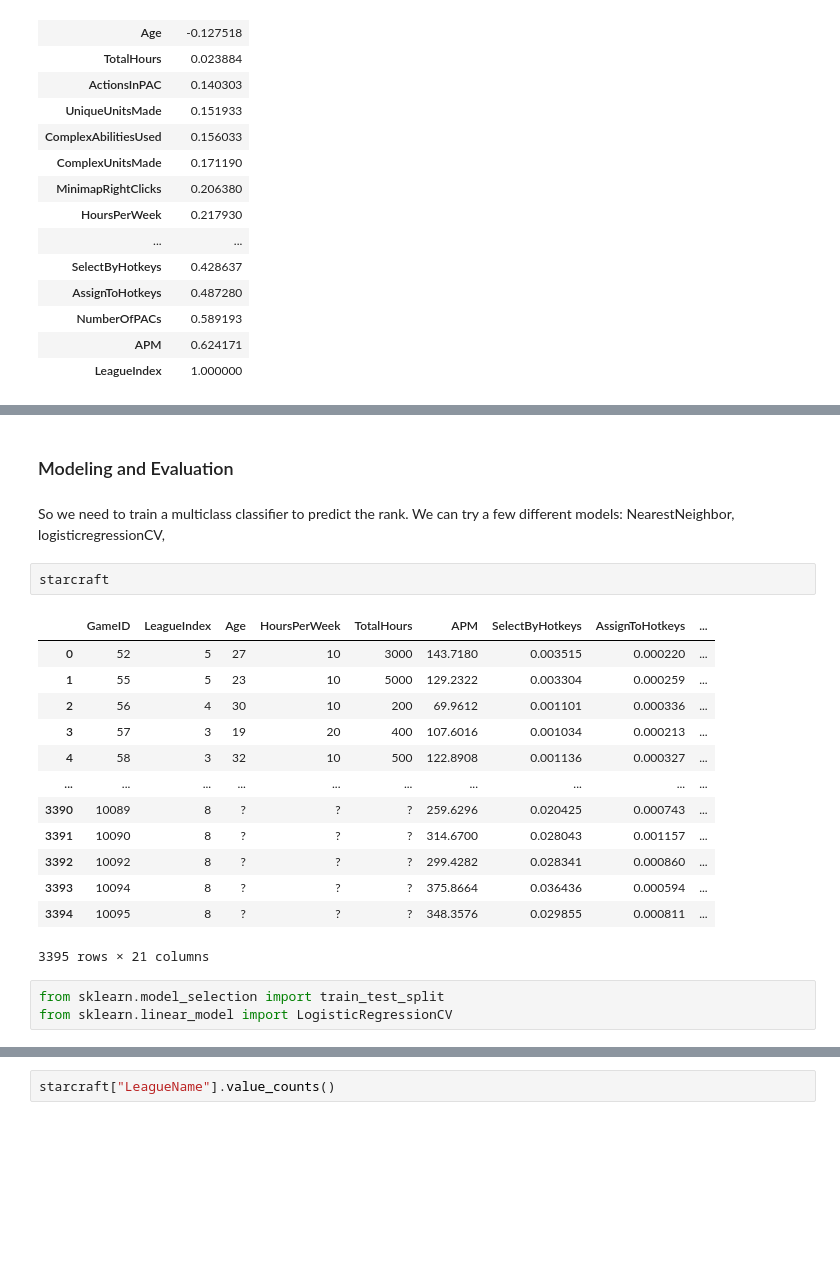
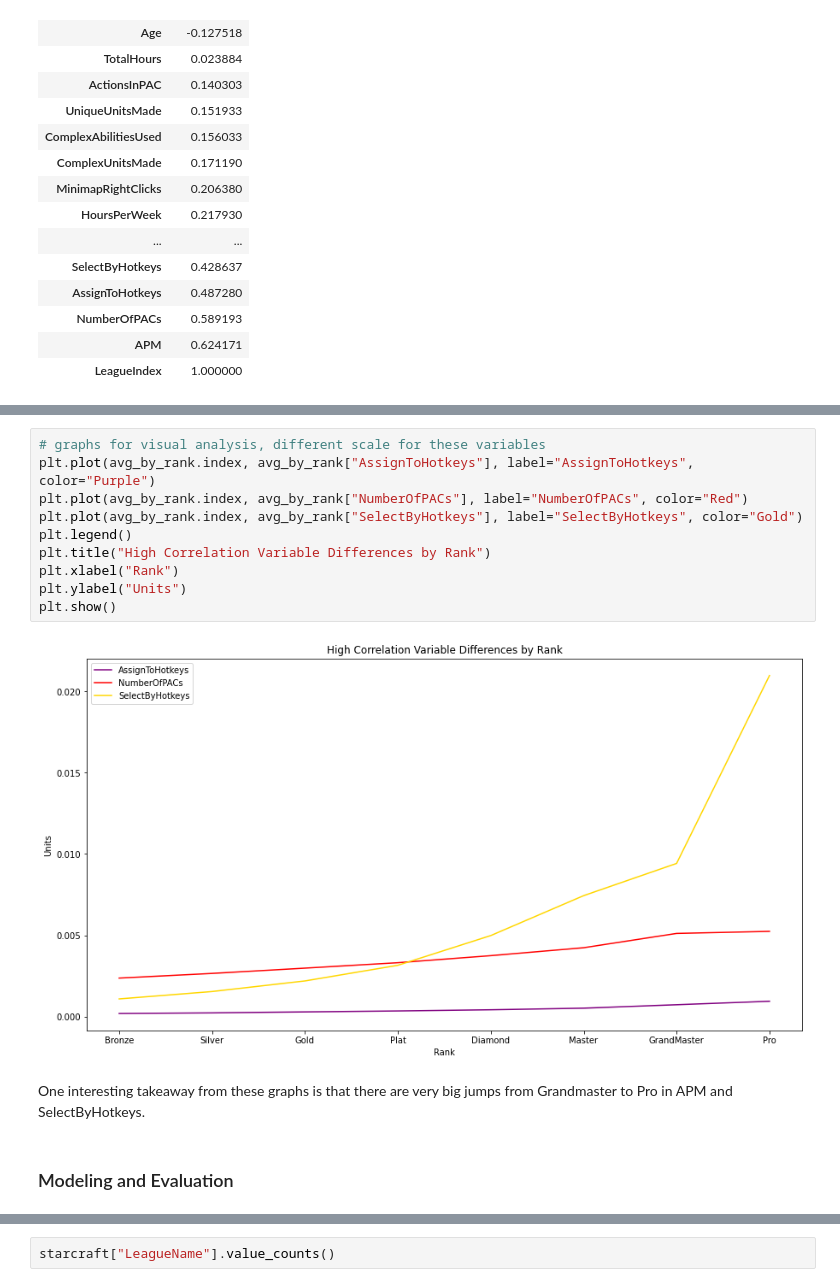
Before and after one commit to Kamen-R/Starcraft-Data-Assessment, a Jupyter notebook: Starcraft Data Analysis Notebook.ipynb, the cells around one changed output, grey strips where cells are left out. Saved outputs shown, nothing was run; the diff lists cells and outputs as text; blank space fills up the shorter version.

```diff
--- a/Starcraft Data Analysis Notebook.ipynb
+++ b/Starcraft Data Analysis Notebook.ipynb
@@ -231,23 +214,16 @@ combine all these plots into one figure with subplots before turning in
+# %%
+# graphs for visual analysis, different scale for these variables
+plt.plot(avg_by_rank.index, avg_by_rank["AssignToHotkeys"], label="AssignToHotkeys", color="Purple")
+plt.plot(avg_by_rank.index, avg_by_rank["NumberOfPACs"], label="NumberOfPACs", color="Red")
+plt.plot(avg_by_rank.index, avg_by_rank["SelectByHotkeys"], label="SelectByHotkeys", color="Gold")
+plt.legend()
+plt.title("High Correlation Variable Differences by Rank")
+plt.xlabel("Rank")
+plt.ylabel("Units")
+plt.show()
+# %% [output]
+[figure, added]
+# %% [markdown]
+One interesting takeaway from these graphs is that there are very big jumps from Grandmaster to Pro in APM and SelectByHotkeys.
 # %% [markdown]
 ### Modeling and Evaluation
-# %% [markdown]
-So we need to train a multiclass classifier to predict the rank. We can try a few different models: NearestNeighbor, logisticregressionCV,
-# %%
-starcraft
-# %% [output]
-|  | GameID | LeagueIndex | Age | HoursPerWeek | TotalHours | APM | SelectByHotkeys | AssignToHotkeys | ... |
-| 0 | 52 | 5 | 27 | 10 | 3000 | 143.7180 | 0.003515 | 0.000220 | ... |
-| 1 | 55 | 5 | 23 | 10 | 5000 | 129.2322 | 0.003304 | 0.000259 | ... |
-| 2 | 56 | 4 | 30 | 10 | 200 | 69.9612 | 0.001101 | 0.000336 | ... |
-| 3 | 57 | 3 | 19 | 20 | 400 | 107.6016 | 0.001034 | 0.000213 | ... |
-| 4 | 58 | 3 | 32 | 10 | 500 | 122.8908 | 0.001136 | 0.000327 | ... |
-| ... | ... | ... | ... | ... | ... | ... | ... | ... | ... |
-| 3390 | 10089 | 8 | ? | ? | ? | 259.6296 | 0.020425 | 0.000743 | ... |
-| 3391 | 10090 | 8 | ? | ? | ? | 314.6700 | 0.028043 | 0.001157 | ... |
-| 3392 | 10092 | 8 | ? | ? | ? | 299.4282 | 0.028341 | 0.000860 | ... |
-| 3393 | 10094 | 8 | ? | ? | ? | 375.8664 | 0.036436 | 0.000594 | ... |
-| 3394 | 10095 | 8 | ? | ? | ? | 348.3576 | 0.029855 | 0.000811 | ... |
-3395 rows × 21 columns
-# %%
-from sklearn.model_selection import train_test_split
-from sklearn.linear_model import LogisticRegressionCV
```
Also changed, not shown: parts of 55 cells of this notebook, 1 other file.
